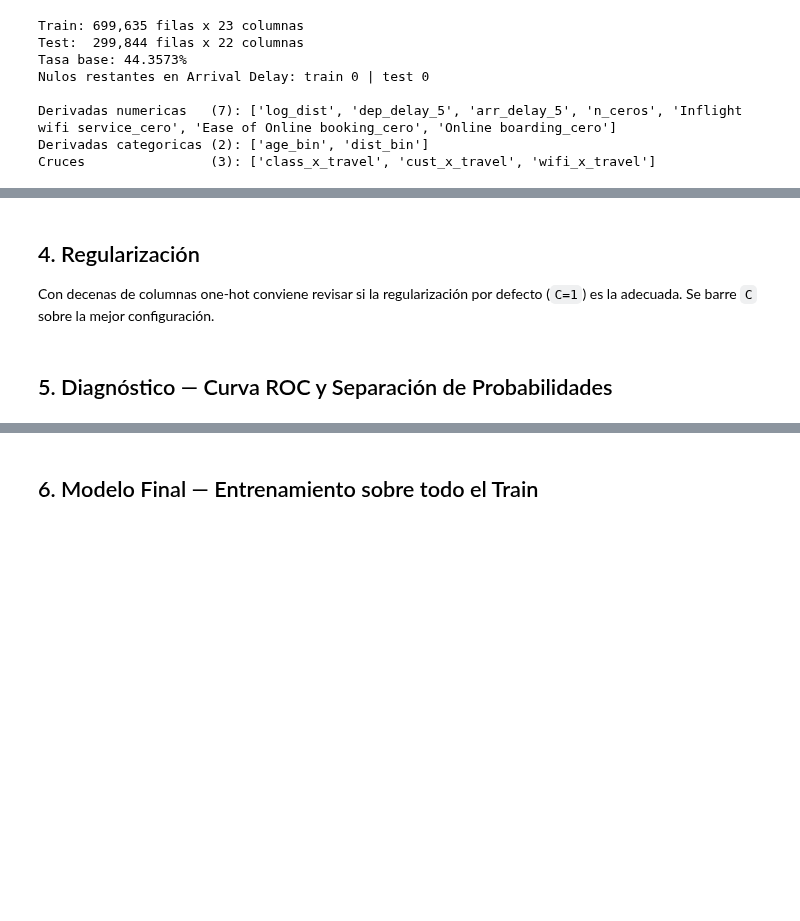
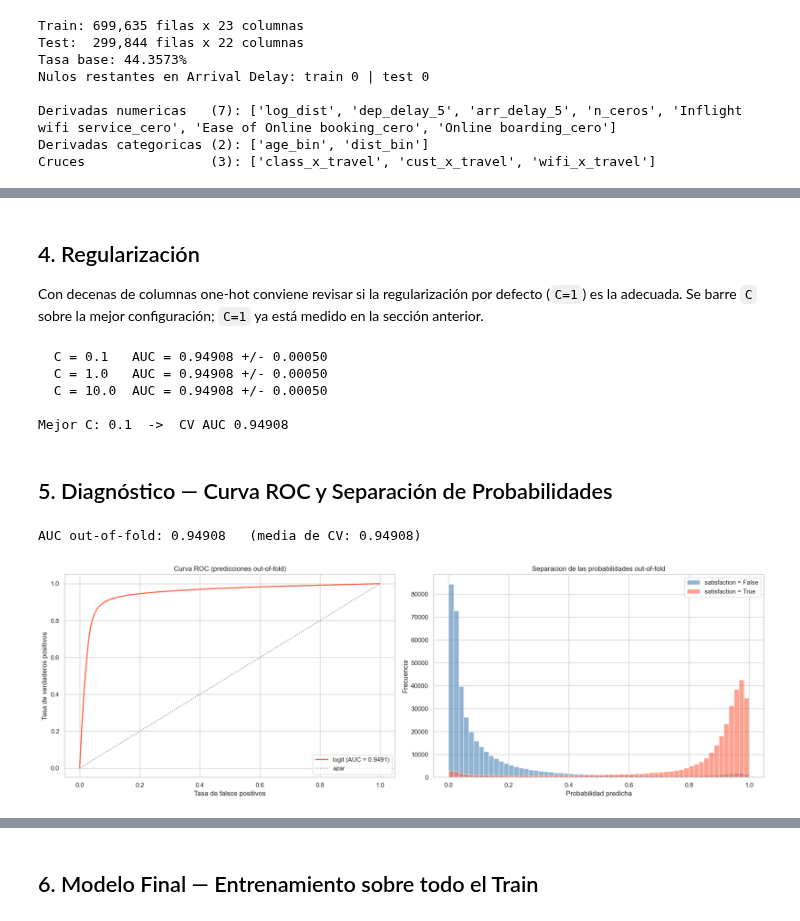
Before and after one commit to DavidGuzzi/DGKaggle, a Jupyter notebook: Playground Series/Season 6/Episode 10 - Predicting Airline Satisfaction/notebook/2_logit.ipynb, the cells around one changed output, grey strips where cells are left out. Cells and saved outputs as stored; diff of their text form; code cells hidden in the pictures; blank space fills up the shorter version.

```diff
--- a/Playground Series/Season 6/Episode 10 - Predicting Airline Satisfaction/notebook/2_logit.ipynb
+++ b/Playground Series/Season 6/Episode 10 - Predicting Airline Satisfaction/notebook/2_logit.ipynb
@@ -163,16 +180,22 @@ E. D + cruces de viaje       -> 11 numericas + 22 categoricas
 # %%
-skf = StratifiedKFold(n_splits=5, shuffle=True, random_state=SEED)
+skf   = StratifiedKFold(n_splits=5, shuffle=True, random_state=SEED)
+folds = list(skf.split(np.zeros(len(y)), y))
 
-resultados = {}
+
+def cv_logit(X, C=1.0):
+    oof = cross_val_predict(logit(C), X, y, cv=folds, method="predict_proba", n_jobs=4)[:, 1]
+    aucs = np.array([roc_auc_score(y.iloc[va], oof[va]) for _, va in folds])
+    return aucs, oof
+
+
+resultados, oofs = {}, {}
 print(f"{'='*66}")
 print("CROSS-VALIDATION 5-FOLD - ROC AUC")
 print(f"{'='*66}")
-for nombre, (num_cols, cat_cols) in configs.items():
-    scores = cross_val_score(construir_pipeline(num_cols, cat_cols),
-                             train[num_cols + cat_cols], y, cv=skf,
-                             scoring="roc_auc", n_jobs=4)
-    resultados[nombre] = scores
-    print(f"  {nombre:28s} AUC = {scores.mean():.5f} +/- {scores.std():.5f}")
+for nombre in configs:
+    resultados[nombre], oofs[nombre] = cv_logit(matrices[nombre][1])
+    s = resultados[nombre]
+    print(f"  {nombre:28s} AUC = {s.mean():.5f} +/- {s.std():.5f}")
 print(f"{'='*66}")
 
 MEJOR = max(resultados, key=lambda k: resultados[k].mean())
@@ -210,46 +233,54 @@ Aporte incremental:
 ## 4. Regularización
 
 Con decenas de columnas one-hot conviene revisar si la regularización por defecto (`C=1`) es la
-adecuada. Se barre `C` sobre la mejor configuración.
+adecuada. Se barre `C` sobre la mejor configuración; `C=1` ya está medido en la sección anterior.
 # %%
-num_cols, cat_cols = configs[MEJOR]
-features = num_cols + cat_cols
+pre, X_train, X_test = matrices[MEJOR]
 
-por_C = {}
-for C in [0.01, 0.1, 1.0, 10.0]:
-    s = cross_val_score(construir_pipeline(num_cols, cat_cols, C=C), train[features], y,
-                        cv=skf, scoring="roc_auc", n_jobs=4)
-    por_C[C] = s.mean()
-    print(f"  C = {C:<6} AUC = {s.mean():.5f} +/- {s.std():.5f}")
+por_C = {1.0: (resultados[MEJOR], oofs[MEJOR])}
+for C in [0.1, 10.0]:
+    por_C[C] = cv_logit(X_train, C)
 
-MEJOR_C = max(por_C, key=por_C.get)
-cv_mean = por_C[MEJOR_C]
+for C in sorted(por_C):
+    s = por_C[C][0]
+    print(f"  C = {C:<5} AUC = {s.mean():.5f} +/- {s.std():.5f}")
+
+MEJOR_C = max(por_C, key=lambda k: por_C[k][0].mean())
+cv_mean = por_C[MEJOR_C][0].mean()
+oof     = por_C[MEJOR_C][1]
 print(f"\nMejor C: {MEJOR_C}  ->  CV AUC {cv_mean:.5f}")
+# %% [output]
+  C = 0.1   AUC = 0.94908 +/- 0.00050
+  C = 1.0   AUC = 0.94908 +/- 0.00050
+  C = 10.0  AUC = 0.94908 +/- 0.00050
+
+Mejor C: 0.1  ->  CV AUC 0.94908
 # %% [markdown]
 ## 5. Diagnóstico — Curva ROC y Separación de Probabilidades
 # %%
-oof = cross_val_predict(construir_pipeline(num_cols, cat_cols, C=MEJOR_C), train[features], y,
-                        cv=skf, method="predict_proba", n_jobs=4)[:, 1]
 auc_oof = roc_auc_score(y, oof)
 print(f"AUC out-of-fold: {auc_oof:.5f}   (media de CV: {cv_mean:.5f})")
 
 fpr, tpr, _ = roc_curve(y, oof)
 fig, axes = plt.subplots(1, 2, figsize=(18, 6))
 axes[0].plot(fpr, tpr, color="tomato", lw=2, label=f"logit (AUC = {auc_oof:.4f})")
 axes[0].plot([0, 1], [0, 1], color="gray", ls=":", lw=1.5, label="azar")
 axes[0].set_xlabel("Tasa de falsos positivos")
 axes[0].set_ylabel("Tasa de verdaderos positivos")
 axes[0].set_title("Curva ROC (predicciones out-of-fold)")
 axes[0].legend(loc="lower right")
 for cls, color, etiqueta in [(0, "steelblue", "False"), (1, "tomato", "True")]:
     axes[1].hist(oof[y == cls], bins=60, alpha=0.6, color=color,
                  label=f"satisfaction = {etiqueta}")
 axes[1].set_xlabel("Probabilidad predicha")
 axes[1].set_ylabel("Frecuencia")
 axes[1].set_title("Separacion de las probabilidades out-of-fold")
 axes[1].legend()
 plt.tight_layout()
 plt.show()
+# %% [output]
+AUC out-of-fold: 0.94908   (media de CV: 0.94908)
+[figure, added]
 # %%
 # Donde se equivoca: AUC out-of-fold dentro de cada segmento grande
 seg = pd.DataFrame({"y": y, "p": oof, "travel": train["Type of Travel"], "clase": train["Class"]})
```
Also changed, not shown: parts of 14 cells of this notebook.
